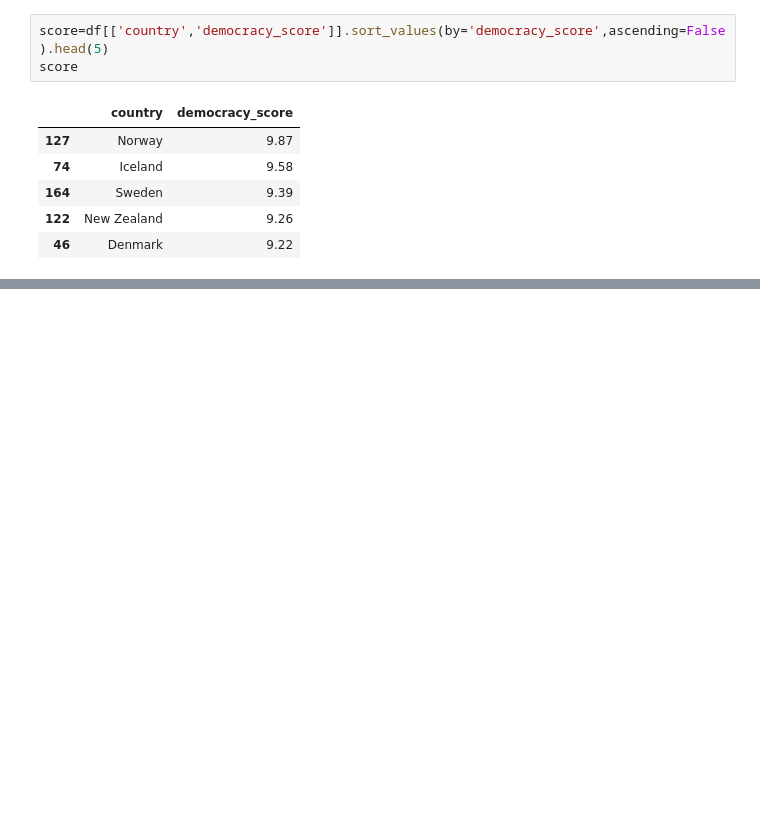
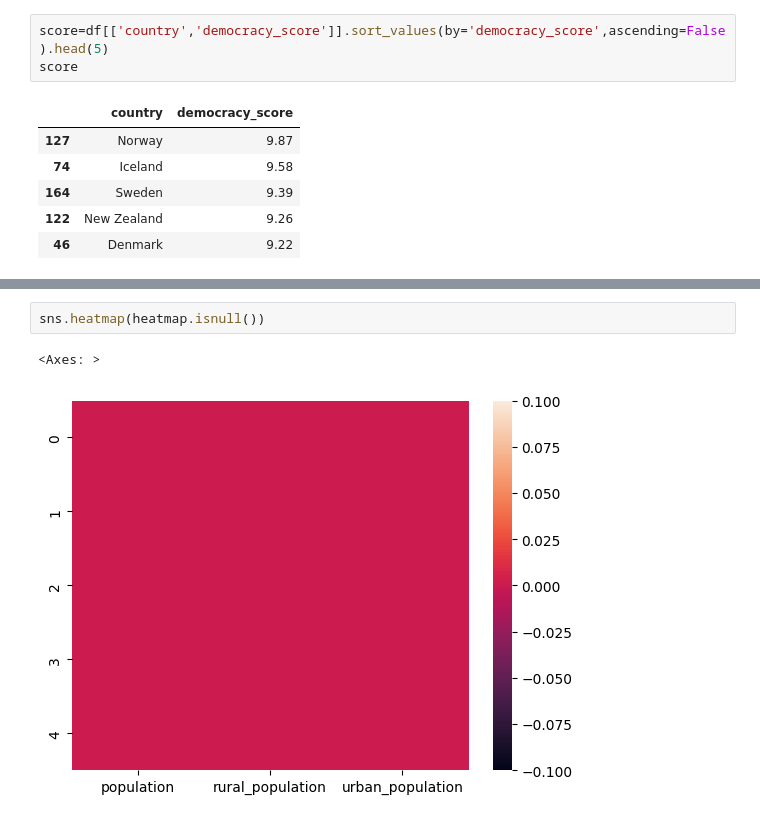
Before and after one commit to shravanramakunja/FutureExtraction, a Jupyter notebook: plots.ipynb, the cells around one changed output, grey strips where cells are left out. Drawn from its saved outputs; the diff is of its cells as text; blank space fills up the shorter version.

```diff
--- a/plots.ipynb
+++ b/plots.ipynb
@@ -104,0 +145,5 @@ Text(0.5, 1.0, 'Democracy Score')
+# %%
+sns.heatmap(heatmap.isnull())
+# %% [output]
+<Axes: >
+[figure, added]
```
Also changed, not shown: parts of 12 cells of this notebook.
